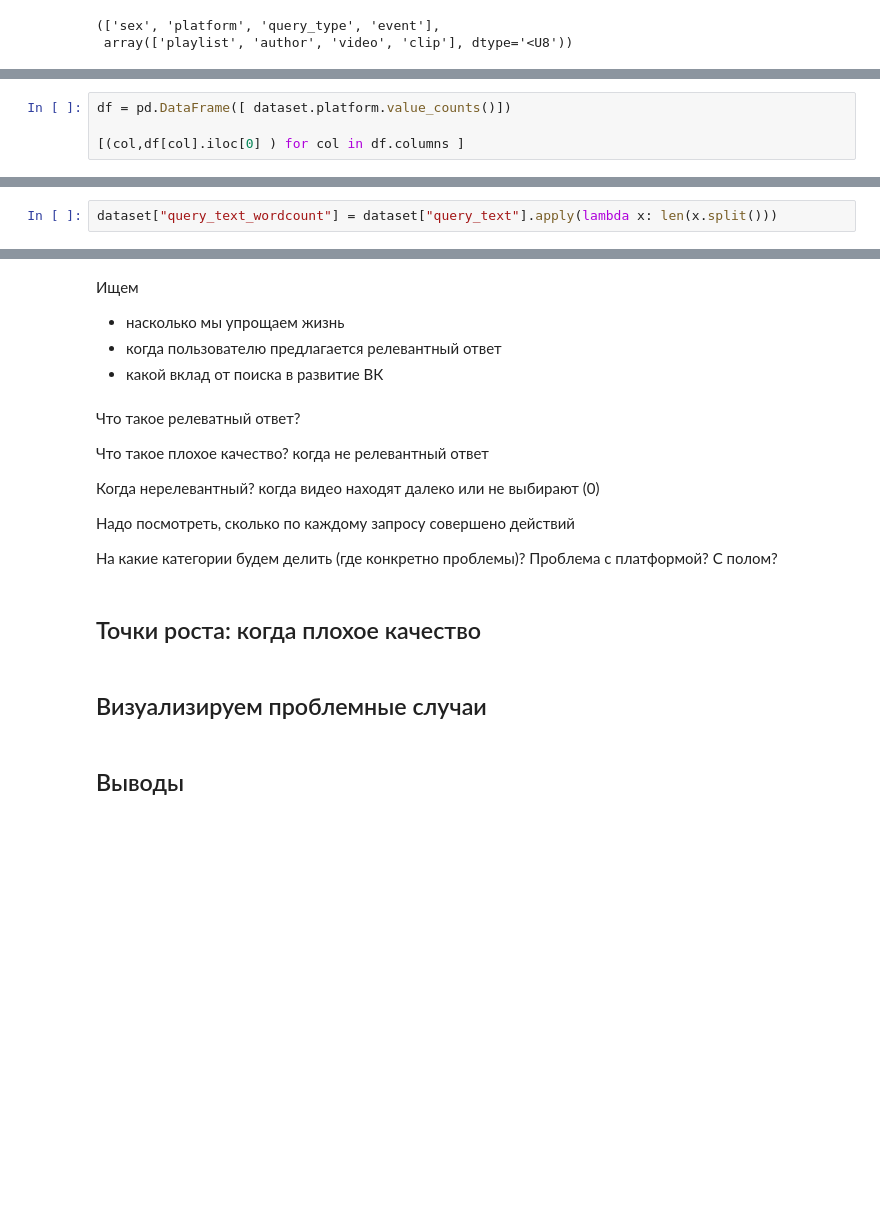
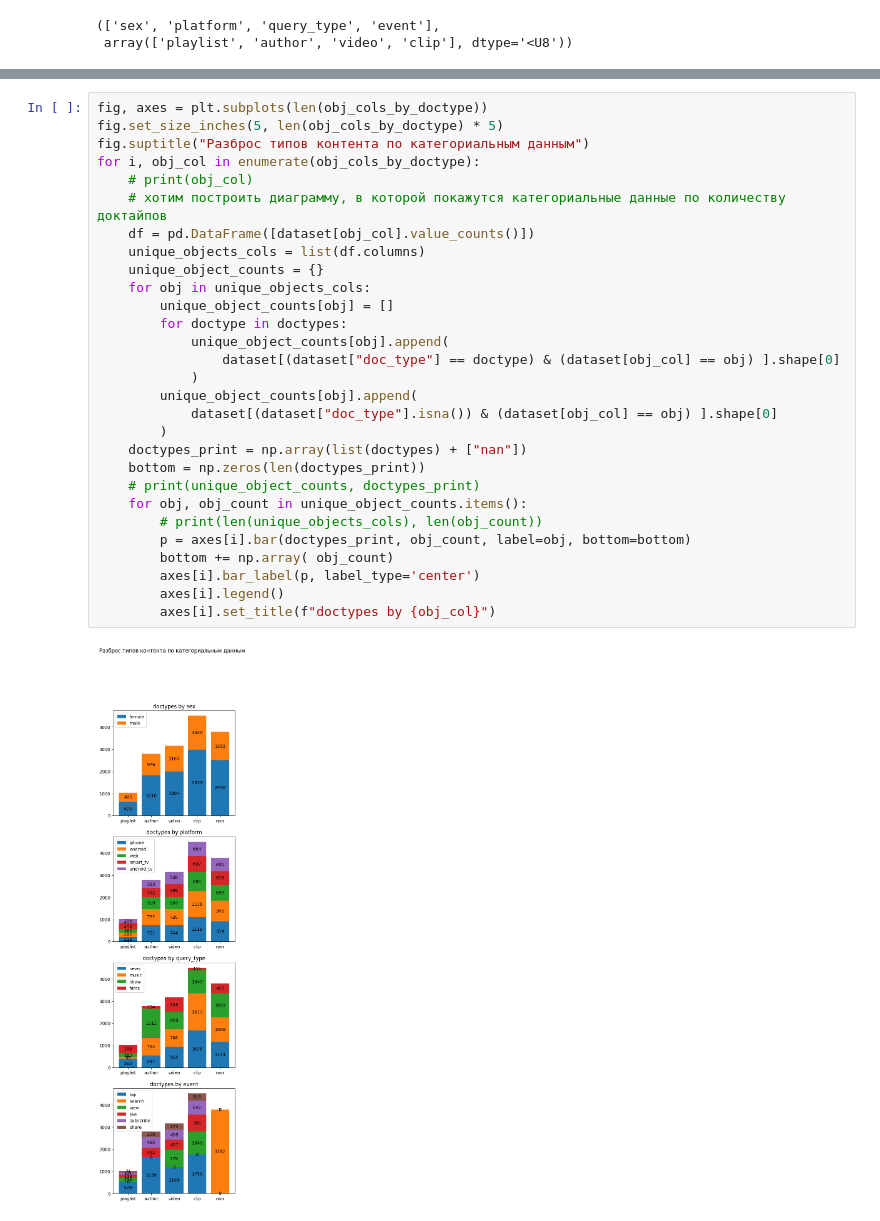
Before and after one commit to jian-shi1/vk-product-analyst-intern-test-task, a Jupyter notebook: task3_vitalii_antipovich.ipynb, the cells around one changed output, grey strips where cells are left out. Saved outputs shown, nothing was run; the diff lists cells and outputs as text; blank space fills up the shorter version.

```diff
--- a/task3_vitalii_antipovich.ipynb
+++ b/task3_vitalii_antipovich.ipynb
@@ -198,4 +143,0 @@ plt.show()
-# %%
-df = pd.DataFrame([ dataset.platform.value_counts()])
-
-[(col,df[col].iloc[0] ) for col in df.columns ]
@@ -295,2 +143,0 @@ Name: count, dtype: int64
-# %%
-dataset["query_text_wordcount"] = dataset["query_text"].apply(lambda x: len(x.split()))
@@ -318,21 +144,31 @@ plt.show()
-# %% [markdown]
-Ищем
-- насколько мы упрощаем жизнь
-- когда пользователю предлагается релевантный ответ
-- какой вклад от поиска в развитие ВК
-# %% [markdown]
-Что такое релеватный ответ?
-
-Что такое плохое качество? когда не релевантный ответ
-
-Когда нерелевантный? когда видео находят далеко или не выбирают (0)
-
-Надо посмотреть, сколько по каждому запросу совершено действий
-
-На какие категории будем делить (где конкретно проблемы)? Проблема с платформой? С полом?
-# %% [markdown]
-## Точки роста: когда плохое качество
-# %% [markdown]
-## Визуализируем проблемные случаи
-# %% [markdown]
-## Выводы
+# %%
+fig, axes = plt.subplots(len(obj_cols_by_doctype))
+fig.set_size_inches(5, len(obj_cols_by_doctype) * 5)
+fig.suptitle("Разброс типов контента по категориальным данным")
+for i, obj_col in enumerate(obj_cols_by_doctype):
+    # print(obj_col)
+    # хотим построить диаграмму, в которой покажутся категориальные данные по количеству доктайпов
+    df = pd.DataFrame([dataset[obj_col].value_counts()])
+    unique_objects_cols = list(df.columns)
+    unique_object_counts = {}
+    for obj in unique_objects_cols:
+        unique_object_counts[obj] = []
+        for doctype in doctypes:
+            unique_object_counts[obj].append(
+                dataset[(dataset["doc_type"] == doctype) & (dataset[obj_col] == obj) ].shape[0]
+            )
+        unique_object_counts[obj].append(
+            dataset[(dataset["doc_type"].isna()) & (dataset[obj_col] == obj) ].shape[0]
+        )
+    doctypes_print = np.array(list(doctypes) + ["nan"])
+    bottom = np.zeros(len(doctypes_print))
+    # print(unique_object_counts, doctypes_print)
+    for obj, obj_count in unique_object_counts.items():
+        # print(len(unique_objects_cols), len(obj_count))
+        p = axes[i].bar(doctypes_print, obj_count, label=obj, bottom=bottom)
+        bottom += np.array( obj_count)
+        axes[i].bar_label(p, label_type='center')
+        axes[i].legend()
+        axes[i].set_title(f"doctypes by {obj_col}")
+# %% [output]
+[figure, added]
```
Also changed, not shown: parts of 100 cells of this notebook, 1 other file.
